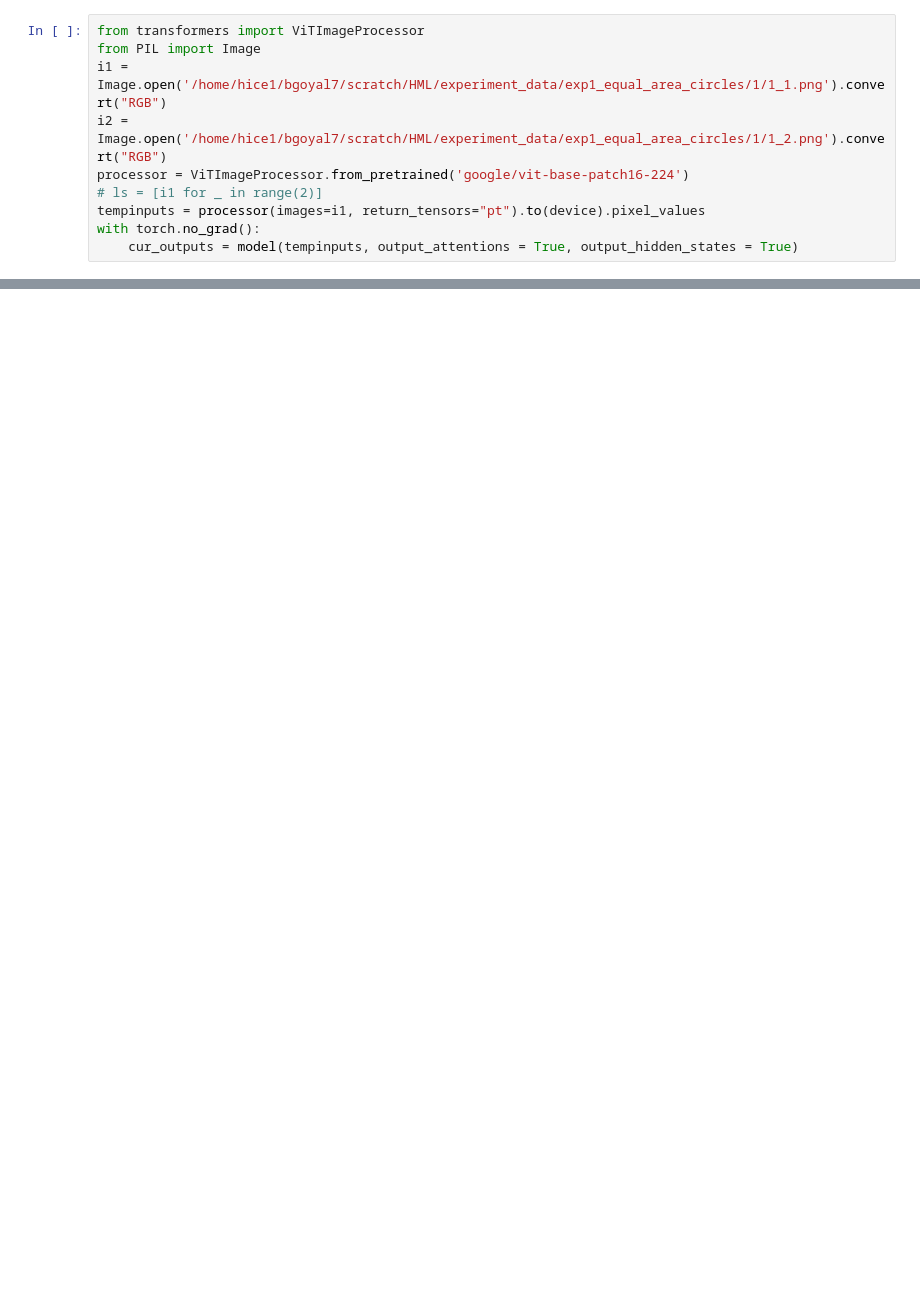
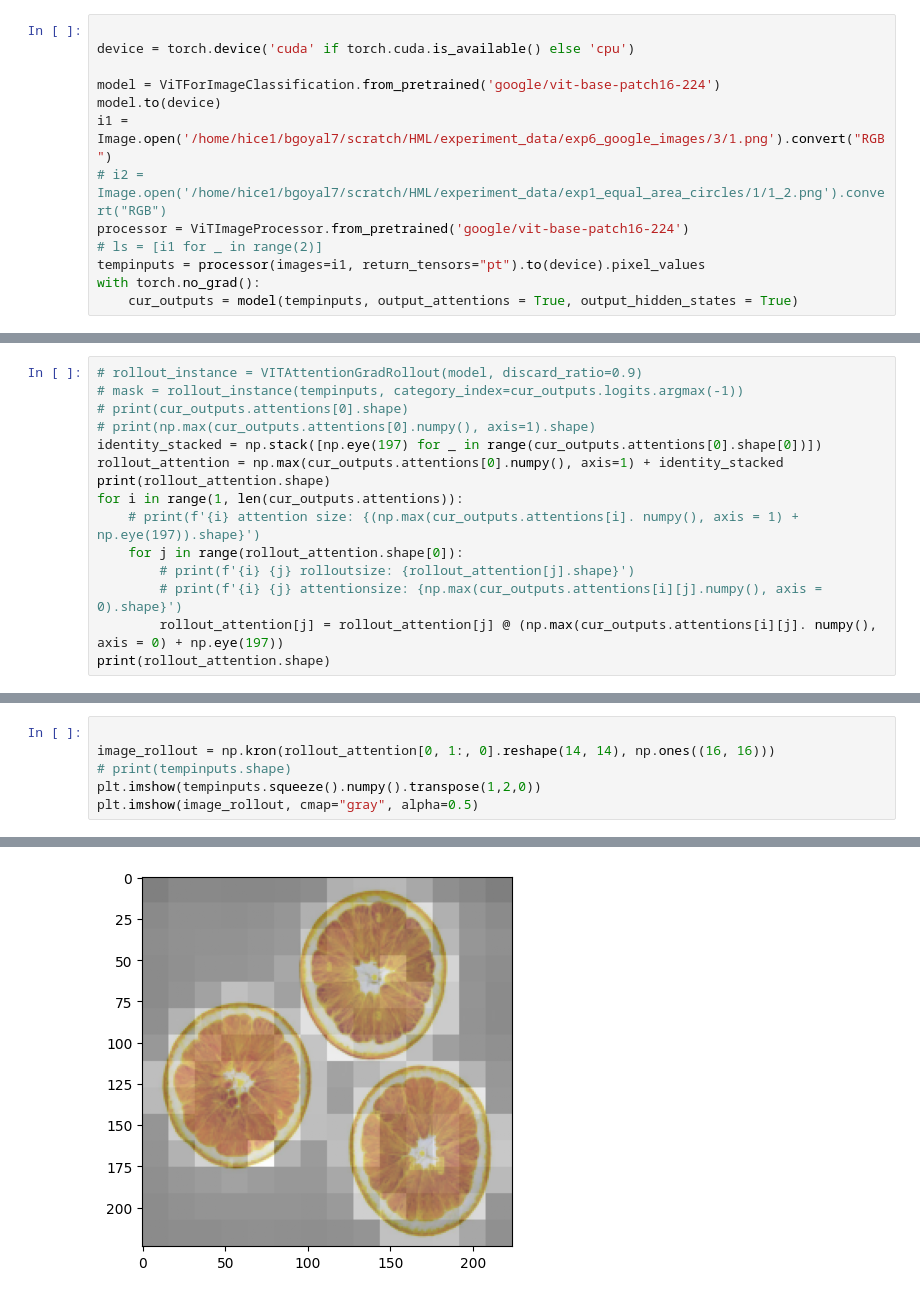
Before and after one commit to Bharat-Goyal/Numerosity-ViT, a Jupyter notebook: VIT_inference.ipynb, the cells around one changed output, grey strips where cells are left out. Drawn from its saved outputs; the diff is of its cells as text; blank space fills up the shorter version.

Commit message:
Fixed attention visualization using attention rollout

```diff
--- a/VIT_inference.ipynb
+++ b/VIT_inference.ipynb
@@ -30,8 +30,11 @@ ViTForImageClassification(
 # %%
-from transformers import ViTImageProcessor
-from PIL import Image
-i1 = Image.open('/home/hice1/bgoyal7/scratch/HML/experiment_data/exp1_equal_area_circles/1/1_1.png').convert("RGB")
-i2 = Image.open('/home/hice1/bgoyal7/scratch/HML/experiment_data/exp1_equal_area_circles/1/1_2.png').convert("RGB")
+
+device = torch.device('cuda' if torch.cuda.is_available() else 'cpu')
+
+model = ViTForImageClassification.from_pretrained('google/vit-base-patch16-224')
+model.to(device)
+i1 = Image.open('/home/hice1/bgoyal7/scratch/HML/experiment_data/exp6_google_images/3/1.png').convert("RGB")
+# i2 = Image.open('/home/hice1/bgoyal7/scratch/HML/experiment_data/exp1_equal_area_circles/1/1_2.png').convert("RGB")
 processor = ViTImageProcessor.from_pretrained('google/vit-base-patch16-224')
 # ls = [i1 for _ in range(2)]
 tempinputs = processor(images=i1, return_tensors="pt").to(device).pixel_values
@@ -85,0 +52,15 @@ Clipping input data to the valid range for imshow with RGB data ([0..1] for floa
+# %%
+# rollout_instance = VITAttentionGradRollout(model, discard_ratio=0.9)
+# mask = rollout_instance(tempinputs, category_index=cur_outputs.logits.argmax(-1))
+# print(cur_outputs.attentions[0].shape)
+# print(np.max(cur_outputs.attentions[0].numpy(), axis=1).shape)
+identity_stacked = np.stack([np.eye(197) for _ in range(cur_outputs.attentions[0].shape[0])])
+rollout_attention = np.max(cur_outputs.attentions[0].numpy(), axis=1) + identity_stacked
+print(rollout_attention.shape)
+for i in range(1, len(cur_outputs.attentions)):
+    # print(f'{i} attention size: {(np.max(cur_outputs.attentions[i]. numpy(), axis = 1) + np.eye(197)).shape}')
+    for j in range(rollout_attention.shape[0]):
+        # print(f'{i} {j} rolloutsize: {rollout_attention[j].shape}')
+        # print(f'{i} {j} attentionsize: {np.max(cur_outputs.attentions[i][j].numpy(), axis = 0).shape}')
+        rollout_attention[j] = rollout_attention[j] @ (np.max(cur_outputs.attentions[i][j]. numpy(), axis = 0) + np.eye(197))
+print(rollout_attention.shape)
@@ -85,0 +70,7 @@ Clipping input data to the valid range for imshow with RGB data ([0..1] for floa
+# %%
+
+image_rollout = np.kron(rollout_attention[0, 1:, 0].reshape(14, 14), np.ones((16, 16)))
+# print(tempinputs.shape)
+plt.imshow(tempinputs.squeeze().numpy().transpose(1,2,0))
+plt.imshow(image_rollout, cmap="gray", alpha=0.5)
+# %% [output]
@@ -85,0 +79 @@ Clipping input data to the valid range for imshow with RGB data ([0..1] for floa
+[figure, added]
```
Also changed, not shown: parts of 18 cells of this notebook, 1 other file.
